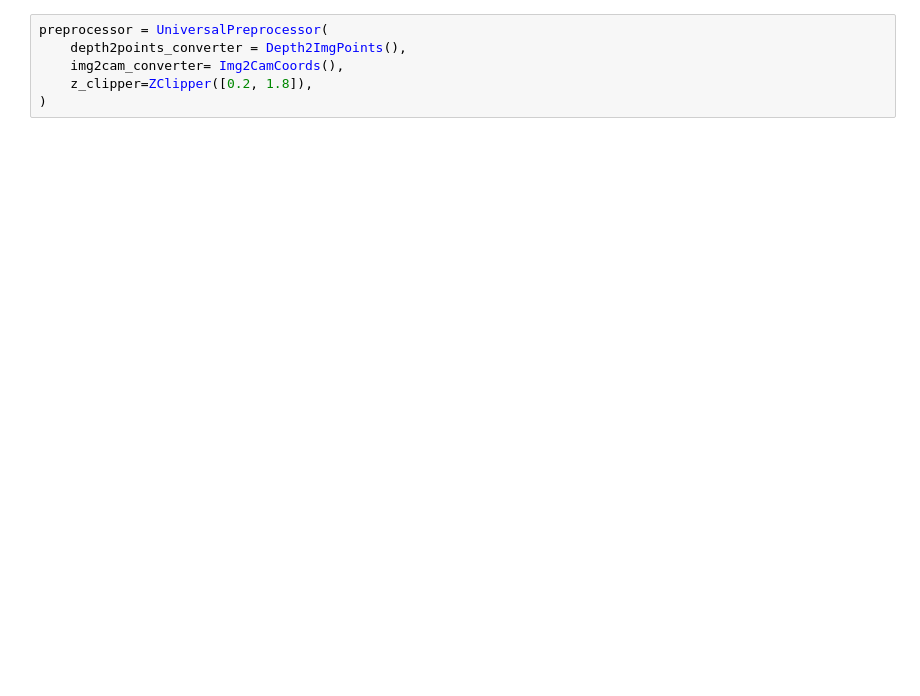
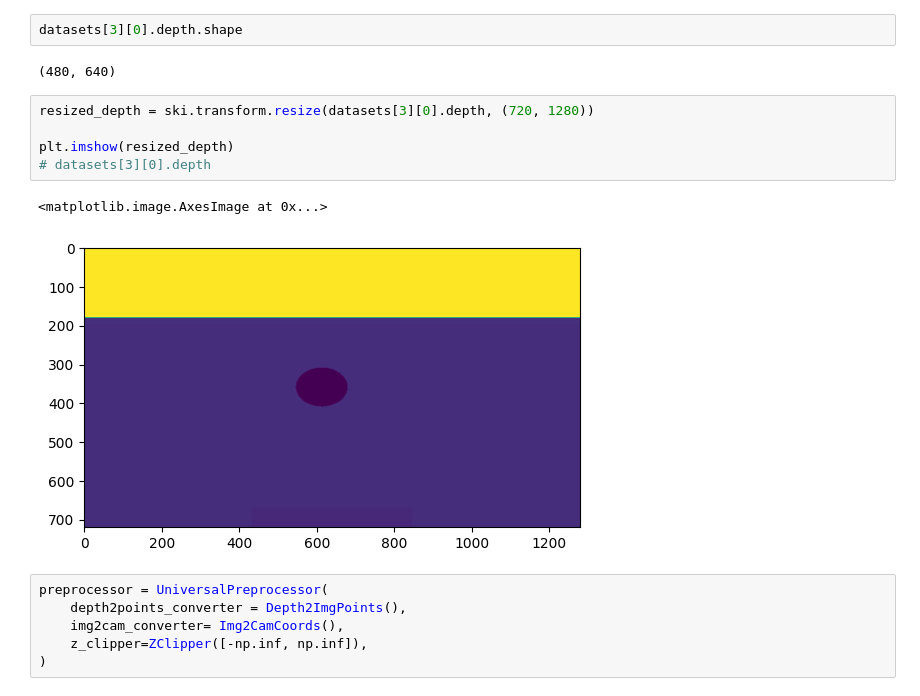
Before and after one commit to m0dd0/ContactGraspnetBenchmark, a Jupyter notebook: notebooks/04_compare_input_data.ipynb, the cells around one changed output. Drawn from its saved outputs; the diff is of its cells as text; blank space fills up the shorter version.

```diff
--- a/notebooks/04_compare_input_data.ipynb
+++ b/notebooks/04_compare_input_data.ipynb
@@ -19,8 +47,20 @@ datasets = [
 ]
+# %%
+datasets[3][0].depth.shape
+# %% [output]
+(480, 640)
+# %%
+resized_depth = ski.transform.resize(datasets[3][0].depth, (720, 1280))
+
+plt.imshow(resized_depth)
+# datasets[3][0].depth
+# %% [output]
+<matplotlib.image.AxesImage at 0x...>
+[figure, added]
 # %%
 preprocessor = UniversalPreprocessor(
     depth2points_converter = Depth2ImgPoints(),
     img2cam_converter= Img2CamCoords(),
-    z_clipper=ZClipper([0.2, 1.8]),
+    z_clipper=ZClipper([-np.inf, np.inf]),
 )
 # %%
```
Also changed, not shown: parts of 3 cells of this notebook, 2 other files.
